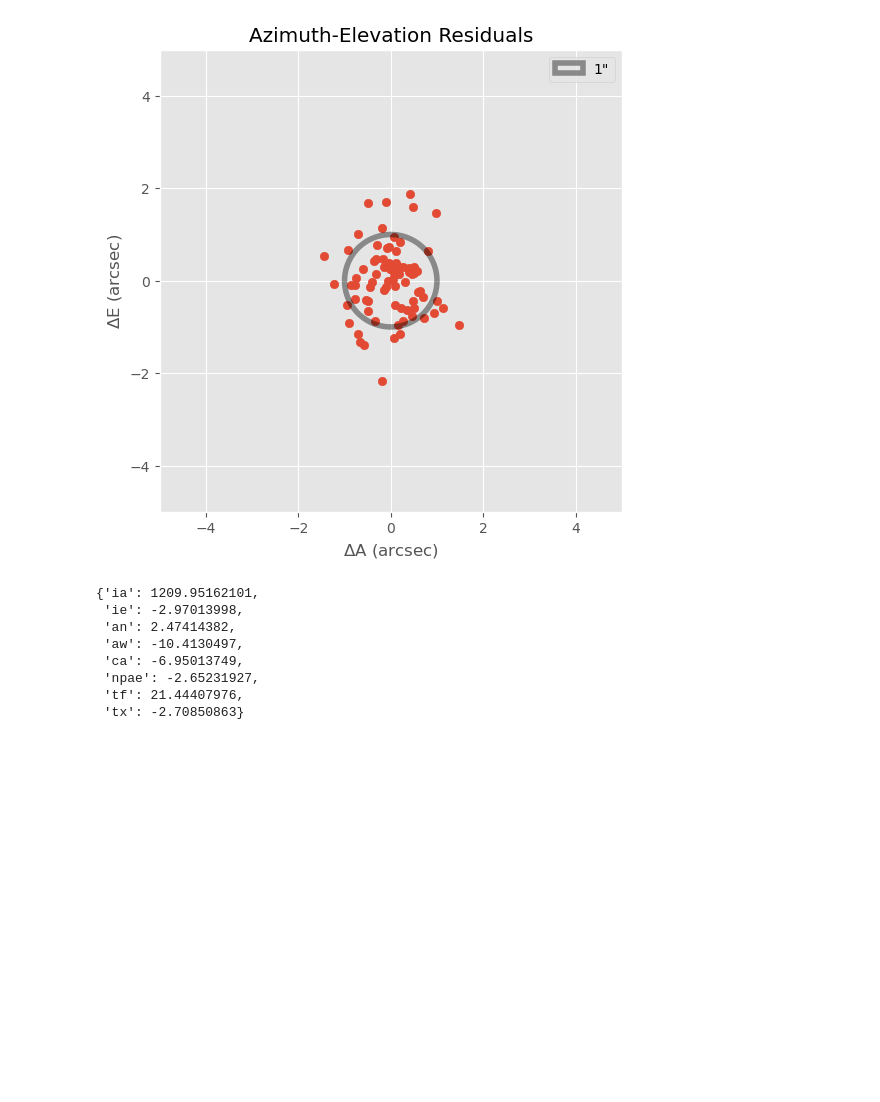
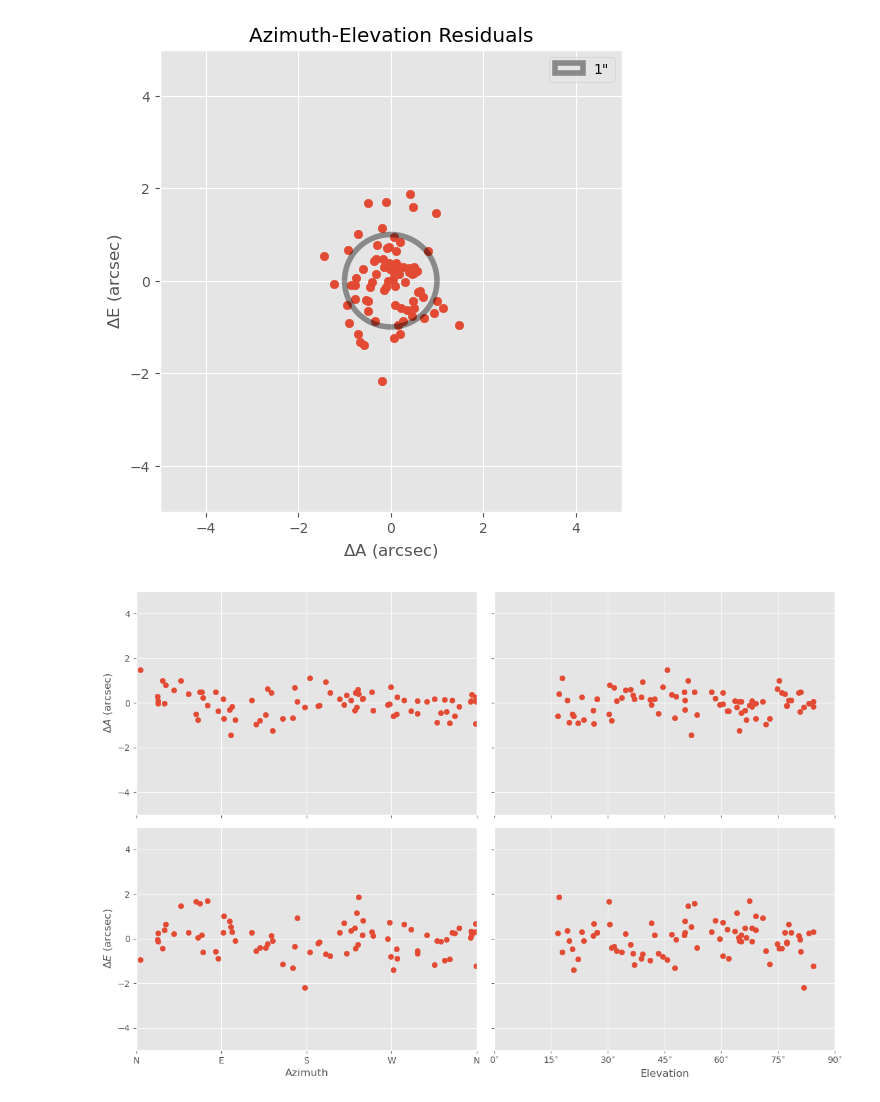
Before and after one commit to MMTObservatory/pytelpoint, a Jupyter notebook: notebooks/dev.ipynb, the cells around one changed output. Drawn from its saved outputs; the diff is of its cells as text; code cells hidden in the pictures; blank space fills up the shorter version.

```diff
--- a/notebooks/dev.ipynb
+++ b/notebooks/dev.ipynb
@@ -33,14 +43,7 @@ mc_coo = tpoint(coo_meas, **pars)
 f = pointing_residuals(coo_ref, mc_coo)
 # %% [output]
 [figure]
-# %%
-pars
-# %% [output]
-{'ia': 1209.95162101,
- 'ie': -2.97013998,
- 'an': 2.47414382,
- 'aw': -10.4130497,
- 'ca': -6.95013749,
- 'npae': -2.65231927,
- 'tf': 21.44407976,
- 'tx': -2.70850863}
+# %%
+f = pointing_azel_resid(coo_ref, mc_coo)
+# %% [output]
+[figure, added]
```
Also changed, not shown: parts of 2 cells of this notebook.
